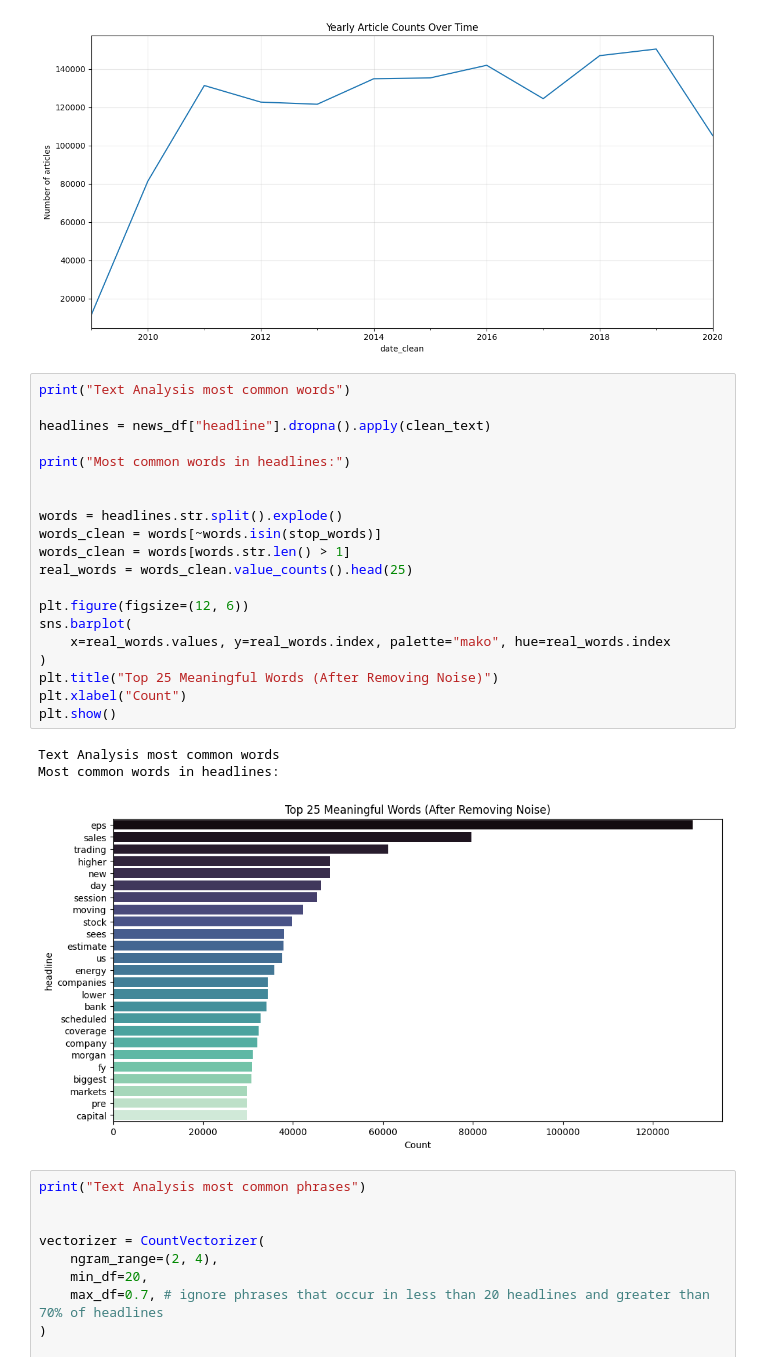
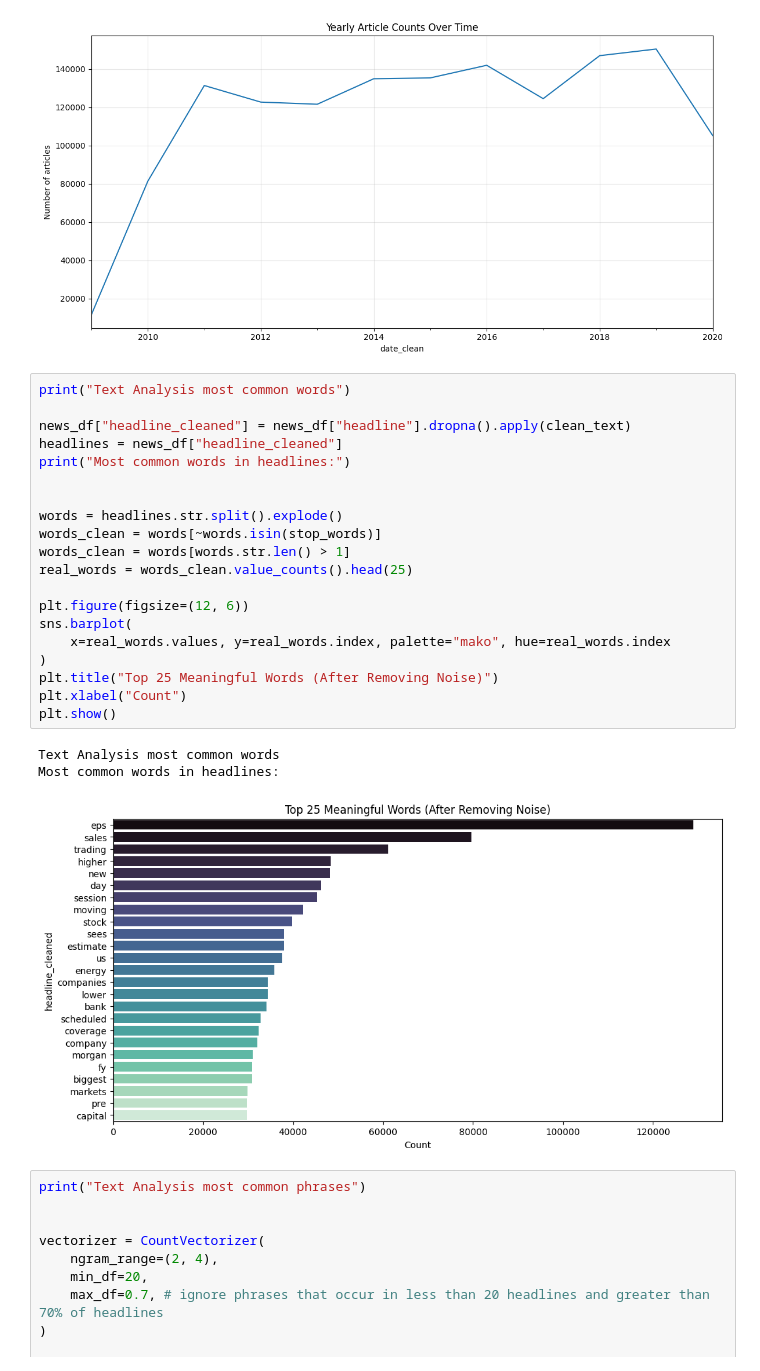
Before and after one commit to Elshaday97/sentiment-analysis-week1, a Jupyter notebook: notebooks/news_eda.ipynb, the cells around one changed output. Saved outputs shown, nothing was run; the diff lists cells and outputs as text.

Commit message:
feat and refactor: added sentiment analysis for news dataset by using cleaned headlines column, refactored data manager class to parse date columns when importing csvs

```diff
--- a/notebooks/news_eda.ipynb
+++ b/notebooks/news_eda.ipynb
@@ -134,27 +138,27 @@ Plotting Monthly Article Counts Over Time
 # %%
 print("Text Analysis most common words")
 
-headlines = news_df["headline"].dropna().apply(clean_text)
-
+news_df["headline_cleaned"] = news_df["headline"].dropna().apply(clean_text)
+headlines = news_df["headline_cleaned"]
 print("Most common words in headlines:")
 
 
 words = headlines.str.split().explode()
 words_clean = words[~words.isin(stop_words)]
 words_clean = words[words.str.len() > 1]
 real_words = words_clean.value_counts().head(25)
 
 plt.figure(figsize=(12, 6))
 sns.barplot(
     x=real_words.values, y=real_words.index, palette="mako", hue=real_words.index
 )
 plt.title("Top 25 Meaningful Words (After Removing Noise)")
 plt.xlabel("Count")
 plt.show()
 # %% [output]
 Text Analysis most common words
 Most common words in headlines:
-[figure, old version]
+[figure, new version]
 # %%
 print("Text Analysis most common phrases")
 
```
Also changed, not shown: parts of 1 cell of this notebook, 6 other files.
